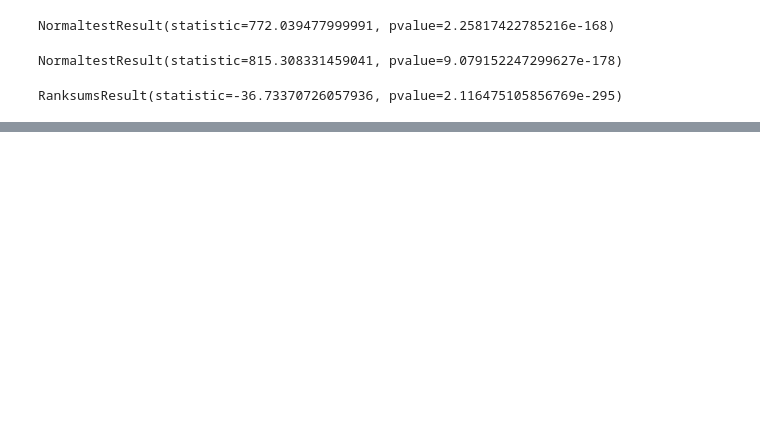
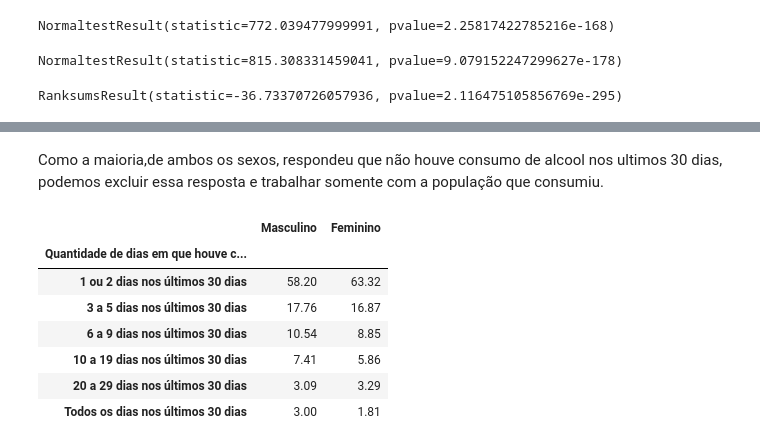
Before and after one commit to Igor-Arantes/Bootcamp-Data-Science-Aplicada, a Jupyter notebook: Igor_Arantes_Desafio_03.ipynb, the cells around one changed output, grey strips where cells are left out. Cells and saved outputs as stored; diff of their text form; code cells hidden in the pictures; blank space fills up the shorter version.

```diff
--- a/Igor_Arantes_Desafio_03.ipynb
+++ b/Igor_Arantes_Desafio_03.ipynb
@@ -340,0 +386,13 @@ RanksumsResult(statistic=-36.73370726057936, pvalue=2.116475105856769e-295)
+# %% [markdown]
+Como a maioria,de ambos os sexos, respondeu que não houve consumo de alcool nos ultimos 30 dias, podemos excluir essa resposta e trabalhar somente com  a população que consumiu.
+# %%
+crosstab_rename(dados['VB05004'][dados['VB05004']>1][dados['VB05004']!=99],consumo_alcool_30_dias,dados['VB01001'],sexo, 'Quantidade de dias em que houve consumo de alcool nos ultimos 30 dias:')
+# %% [output]
+|  | Masculino | Feminino |
+| Quantidade de dias em que houve c... |  |  |
+| 1 ou 2 dias nos últimos 30 dias | 58.20 | 63.32 |
+| 3 a 5 dias nos últimos 30 dias | 17.76 | 16.87 |
+| 6 a 9 dias nos últimos 30 dias | 10.54 | 8.85 |
+| 10 a 19 dias nos últimos 30 dias | 7.41 | 5.86 |
+| 20 a 29 dias nos últimos 30 dias | 3.09 | 3.29 |
+| Todos os dias nos últimos 30 dias | 3.00 | 1.81 |
```
Also changed, not shown: parts of 23 cells of this notebook.
